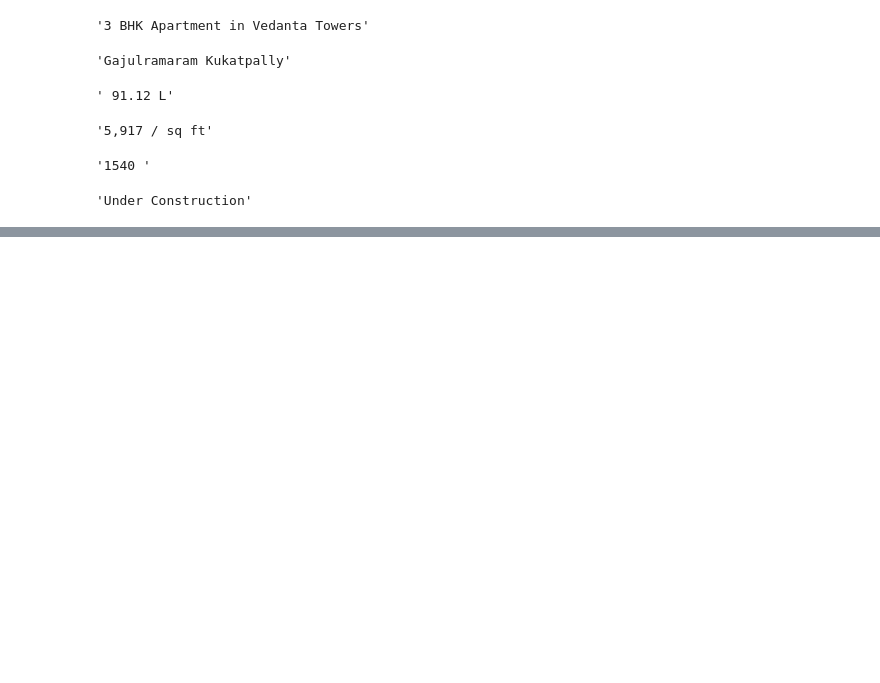
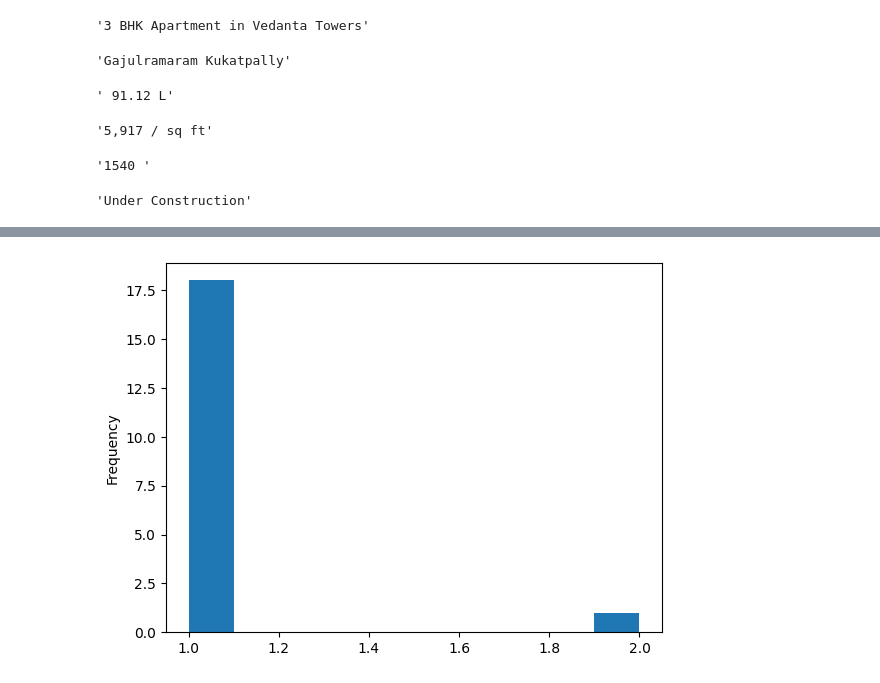
Before and after one commit to Vijaylal8055/webscrapping, a Jupyter notebook: webscrapping.ipynb, the cells around one changed output, grey strips where cells are left out. Drawn from its saved outputs; the diff is of its cells as text; code cells hidden in the pictures; blank space fills up the shorter version.

```diff
--- a/webscrapping.ipynb
+++ b/webscrapping.ipynb
@@ -63,0 +184,5 @@ soup.find('td',attrs={"class":"val"}).text
+# %%
+data["size"].value_counts().plot(kind="hist")
+plt.show()
+# %% [output]
+[figure, added]
```
Also changed, not shown: parts of 22 cells of this notebook.
